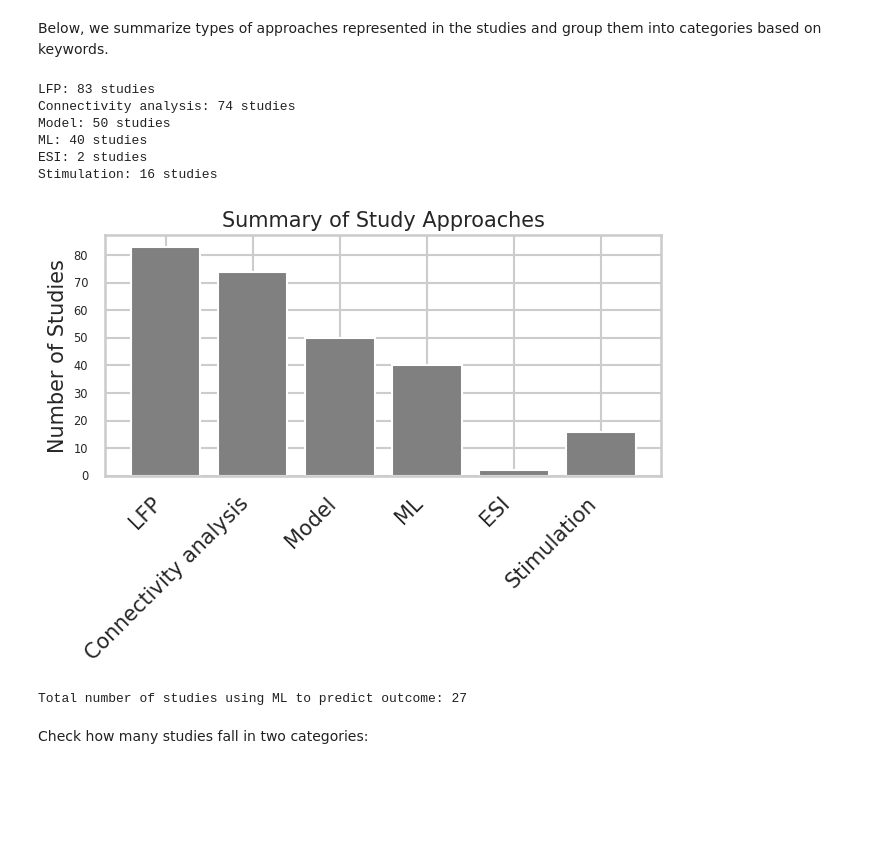
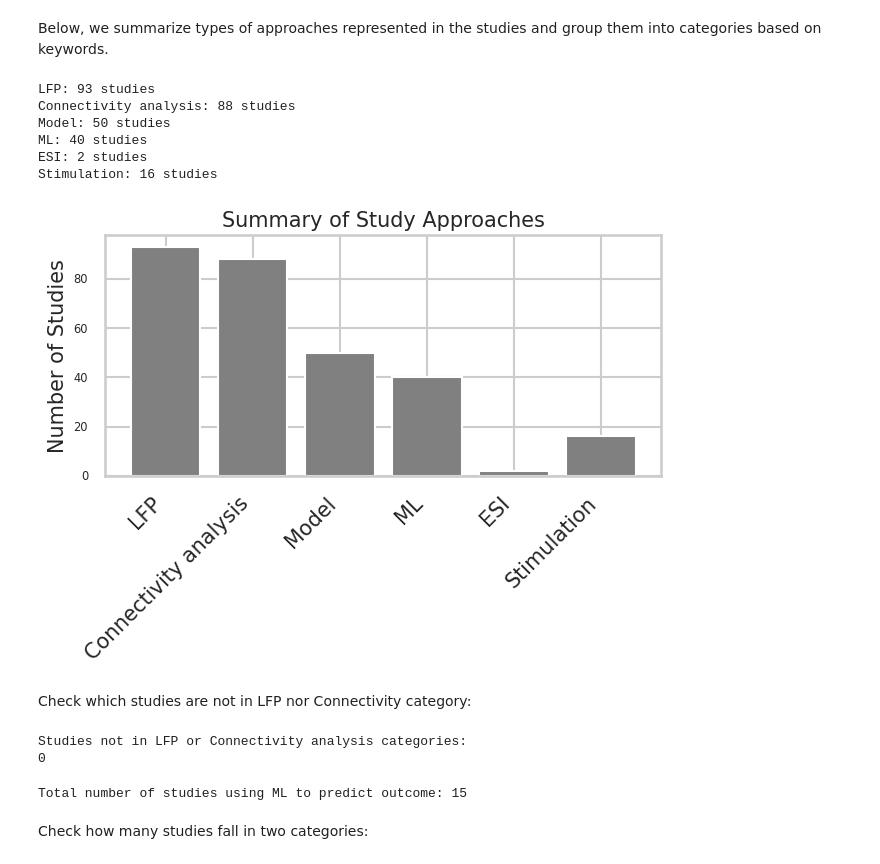
Before and after one commit to ivkarla/epigame, a Jupyter notebook: epirev/epirev_results_prelim.ipynb, the cells around one changed output. Drawn from its saved outputs; the diff is of its cells as text; code cells hidden in the pictures; blank space fills up the shorter version.

```diff
--- a/epirev/epirev_results_prelim.ipynb
+++ b/epirev/epirev_results_prelim.ipynb
@@ -423,20 +531,26 @@ Number of studies with 'outcome' in Performance Score - Metric: 39
 # %% [markdown]
 We will create a new dataframe called results_df with three columns: "PMID", "Outcome", and "Keywords", where each row corresponds to a study in the design details DataFrame. The "Outcome" column will indicate whether "outcome" is present in the performance score column (1 if present, 0 otherwise), and the "Keywords" column will indicate whether any of the keywords are present in the abstract (1 if present, 0 otherwise).
 # %%
-# Load the abstrackr DataFrame
+# Load the RoB sheet and abstrackr DataFrame
+df_rob = pd.read_excel(file_path+file_name, sheet_name="Risk of Bias Assessment")
 abstrackr_df = pd.read_excel(file_path + "abstrackr_consensus_090424.xlsx")
 
 # List of keywords to search for in abstracts
 keywords = ["surgical outcome", "seizure freedom"]
 
 # Initialize an empty DataFrame to store the results
-results_df = pd.DataFrame(columns=["pubmed id", "Outcome", "Keywords"])
+results_df = pd.DataFrame(columns=["pubmed id", "Outcome", "Keywords", "Approach"])
 
 # Initialize an empty list to store the rows
 rows = []
 
 # Iterate through each study in the design details DataFrame
 for index, row in design_details_df.iterrows():
+
+    model = str(row["Model / Analytical approach\n[Question ID: 57624][Field ID: 93677x122062]"])
+    index_test = str(df_rob.at[index, "Review the index test and how it was conducted and interpreted. - Notes/Comments:\n[Question ID: 57907][Field ID: 94150x122821]"])
+    approach = ' '.join([model, index_test])
+
     # Check if the study has "outcome" in the performance score column
     if "outcome" in str(row["Performance Score - Metric\n[Question ID: 57631][Field ID: 93691x122076]"]).lower():
         outcome = 1
@@ -461,7 +575,7 @@ for index, row in design_details_df.iterrows():
         keywords_present = 0
 
     # Append the row to the list
-    rows.append({"pubmed id": study_pmid, "Outcome": outcome, "Keywords": keywords_present})
+    rows.append({"pubmed id": study_pmid, "Outcome": outcome, "Keywords": keywords_present, "Approach": approach})
 
 # Create a DataFrame from the list of rows
 results_df = pd.concat([results_df, pd.DataFrame(rows)])
@@ -472,5 +586,5 @@ outcome_0_with_keywords_1 = results_df[(results_df['Outcome'] == 0) & (results_d
 # Count the number of rows
 count_outcome_0_with_keywords_1 = len(outcome_0_with_keywords_1)
 
-print("Number of Outcome 0 with Keywords 1:", count_outcome_0_with_keywords_1)
+print("Number of EN studies that claim to improve outcome (i.e. contain Keywords):", count_outcome_0_with_keywords_1)
 # %% [output]
@@ -612,8 +740,8 @@ df_rob = pd.read_excel(file_path+file_name, sheet_name="Risk of Bias Assessment"
 
 # Define categories and corresponding keywords
 categories = {
-    "LFP": ["high frequency oscillations", "high-gamma", "wavelets", "EI", "slow wave activity", "univariate periodogram-type power measure", "HFOs", "HFO", "FA", "ripple", "ripples", "spike", "spikes", "gamma oscillations", "gamma", "IED", "PAC", "RMS", "fast", "CFC", "spatial dispersion"],
-    "Connectivity analysis": ["connectivity", "networks", "CM", "synchronizability", "PLV", "FC", "fragility", "information flow", "network characteristics", "granger causality", "SCI", "graph", "centrality", "eigenvector", "energy", "transfer function", "coherence"],
+    "LFP": ["high-frequency suppression", "uni-variate", "high frequency oscillations", "high frequency", "phase-amplitude coupling", "evoked potentials", "high-gamma", "poststimulation SEEG epochs", "wavelets", "EI", "slow wave activity", "univariate periodogram-type power measure", "HFOs", "HFO", "FA", "ripple", "ripples", "spike", "spikes", "gamma oscillations", "gamma", "IED", "PAC", "RMS", "fast", "CFC", "spatial dispersion"],
+    "Connectivity analysis": ["connectivity", "bi-variate", "Cluster Index", "dynamical model", "VEP", "network", "CM", "synchronizability", "PLV", "FC", "fragility", "information flow", "network characteristics", "granger causality", "SCI", "graph", "centrality", "eigenvector", "relative entropy", "transfer function", "coherence"],
     "Model": ["model", "modeling", "modelling", "dynamical", "state", "cross-sectional", "VEP"],
     "ML": ["ML", "machine learning", "CNN", "LOOCV", "CV", "cross validation", "cross-validation", "LOO", "ANN", "conv", "neural network", "artificial", "classification", "classified", "logistic regression", "GLM", "RF", "random forest", "SVM", "deep learning"],
     "ESI": ["ESI", "source localization", "source imaging"],
@@ -629,60 +757,90 @@ for index, row in df_design.iterrows():
     citation_name = str(row["Citation Name"]).lower()  # Convert to lowercase for case-insensitive matching
     index_test = df_rob.at[index, "Review the index test and how it was conducted and interpreted. - Notes/Comments:\n[Question ID: 57907][Field ID: 94150x122821]"]
 
     # Check keywords for each category
     for category, keywords in categories.items():
         # Check if any keyword from the category is present in either approach or citation name
         # We add a space " " after the keyword to prevent finding keywords within other words
         if not type(index_test)==str:
             if any(keyword.lower()+" " in approach or keyword.lower()+" " in citation_name for keyword in keywords):
                 # If found, increment count for the category
-                category_counts[category].append((row["Citation Name"], row["Model / Analytical approach\n[Question ID: 57624][Field ID: 93677x122062]"]))
+                category_counts[category].append((row["PMID"], row["Citation Name"], row["Model / Analytical approach\n[Question ID: 57624][Field ID: 93677x122062]"]))
         else:
             if any(keyword.lower()+" " in approach or " "+keyword.lower() in approach or keyword.lower()+" " in citation_name or " "+keyword.lower() in citation_name or keyword.lower()+" " in index_test or " "+keyword.lower() in index_test for keyword in keywords):
                 # If found, increment count for the category
-                category_counts[category].append((row["Citation Name"], row["Model / Analytical approach\n[Question ID: 57624][Field ID: 93677x122062]"]))
+                category_counts[category].append((row["PMID"], row["Citation Name"], row["Model / Analytical approach\n[Question ID: 57624][Field ID: 93677x122062]"]))
 
 # Print the counts for each category
 for category, count in category_counts.items():
     print(f"{category}: {len(count)} studies")
 
 # Visualize the results
 plt.bar(category_counts.keys(), list(len(pub) for pub in category_counts.values()), color="grey")
 plt.ylabel("Number of Studies", fontsize=15)
 plt.title("Summary of Study Approaches", fontsize=15)
 plt.xticks(rotation=45, ha="right", fontsize=15)
 plt.tight_layout()
 plt.show()
 # %% [output]
-LFP: 83 studies
-Connectivity analysis: 74 studies
+LFP: 93 studies
+Connectivity analysis: 88 studies
 Model: 50 studies
 ML: 40 studies
 ESI: 2 studies
 Stimulation: 16 studies
-[figure, old version]
+[figure, new version]
+# %% [markdown]
+Check which studies are not in LFP nor Connectivity category:
+# %%
+# Create sets of studies for LFP and Connectivity analysis categories
+lfp_studies = set(category_counts["LFP"])
+connectivity_studies = set(category_counts["Connectivity analysis"])
+
+# Iterate through the "Citation Name" column of the original DataFrame
+non_lfp_or_connectivity_studies = []
+for index, row in df_design.iterrows():
+    citation_name = str(row["Citation Name"])
+
+    # Check if the citation name is not in the sets of LFP and Connectivity studies
+    if (row["PMID"], citation_name, row["Model / Analytical approach\n[Question ID: 57624][Field ID: 93677x122062]"]) not in lfp_studies and \
+       (row["PMID"], citation_name, row["Model / Analytical approach\n[Question ID: 57624][Field ID: 93677x122062]"]) not in connectivity_studies:
+        non_lfp_or_connectivity_studies.append(row["PMID"])
+
+# Print out the studies that do not intersect with LFP or Connectivity analysis categories
+print("Studies not in LFP or Connectivity analysis categories:")
+for study in non_lfp_or_connectivity_studies:
+    print(study)  # Print the citation name of the study
+print(len(non_lfp_or_connectivity_studies))
+# %% [output]
+Studies not in LFP or Connectivity analysis categories:
+0
 # %%
 # Step 1: Filter results_df for outcome == 1
-results_df = results_df[results_df['Outcome'] == 1]
+outcome_studies_df = results_df[results_df['Outcome'] == 1]
 
 # Step 2: Load the abstracts from abstackr.xlsx
 abstracts_df = pd.read_excel(file_path + "abstrackr_consensus_090424.xlsx", usecols=['pubmed id', 'abstract'])
 
 # Merge results_df with abstracts_df on PMID to get corresponding abstracts for filtered PMIDs
-results_with_abstracts = pd.merge(results_df, abstracts_df, on='pubmed id', how='left')
+with_abstracts = pd.merge(outcome_studies_df, abstracts_df, on='pubmed id', how='left')
 
 # Step 3: Define ML keywords and check for their presence in the abstracts
-ml_keywords = ['machine learning', 'deep learning', 'neural network', 'artificial intelligence', "ML", "machine learning", "CNN", "LOOCV", "CV", "cross validation", "cross-validation", "LOO", "ANN", "conv", "neural network", "artificial", "classification", "classified", "logistic regression", "GLM", "RF", "random forest", "SVM", "deep learning"]
+ml_keywords = ['machine learning', 'deep learning', 'neural network', 'artificial intelligence', "ML", "CNN", "LOOCV", "CV", "cross validation", "cross-validation", "LOO", "ANN", "conv", "classification", "logistic regression", "GLM", "RF", "random forest", "SVM", "support vector"]
 pattern = '|'.join(ml_keywords)  # Creates a regex pattern to match any of the ML keywords
 
-# Apply a lambda function to each abstract to check for ML keywords
-results_with_abstracts['ML'] = results_with_abstracts['abstract'].str.contains(pattern, case=False, na=False)
+# Apply a lambda function to each abstract and approach to check for ML keywords
+def check_for_ml_keywords(row):
+    abstract_contains_ml = any(keyword in row['abstract'].lower() for keyword in ml_keywords)
+    approach_contains_ml = any(keyword in row['Approach'].lower() for keyword in ml_keywords)
+    return abstract_contains_ml or approach_contains_ml
 
-count_ml = results_with_abstracts['ML'].sum()
+with_abstracts['ML'] = with_abstracts.apply(check_for_ml_keywords, axis=1)
+
+count_ml = with_abstracts['ML'].sum()
 # print(results_with_abstracts)
 print(f"Total number of studies using ML to predict outcome: {count_ml}")
 # %% [output]
-Total number of studies using ML to predict outcome: 27
+Total number of studies using ML to predict outcome: 15
 # %% [markdown]
 Check how many studies fall in two categories:
 # %%
```
Also changed, not shown: parts of 16 cells of this notebook.
